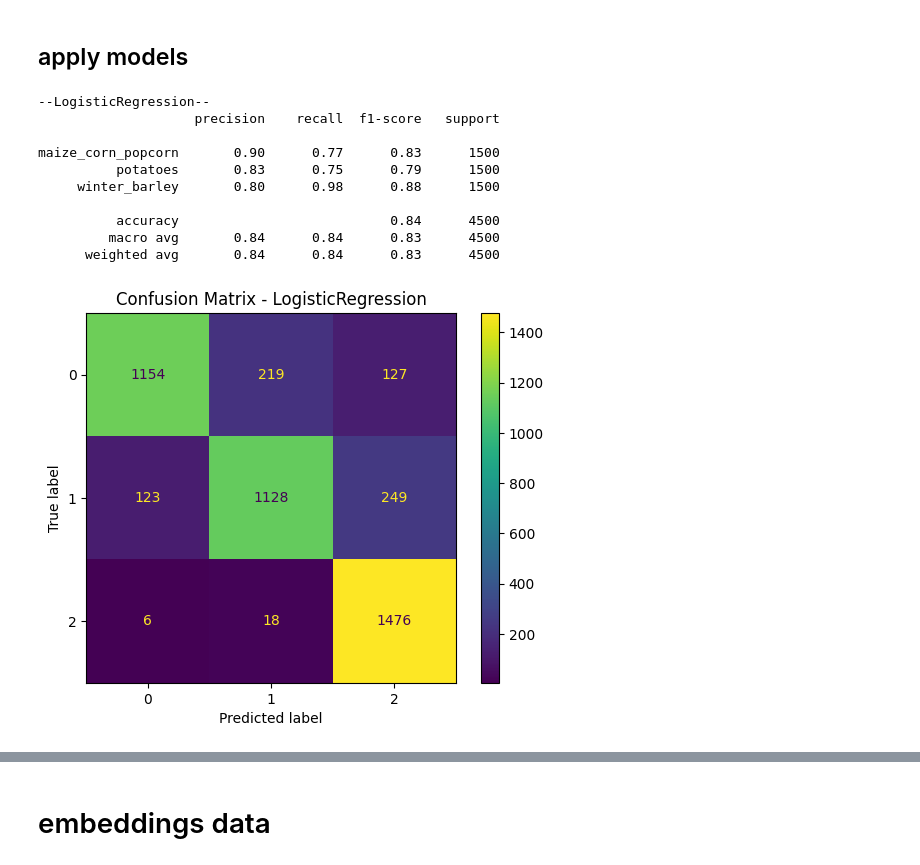
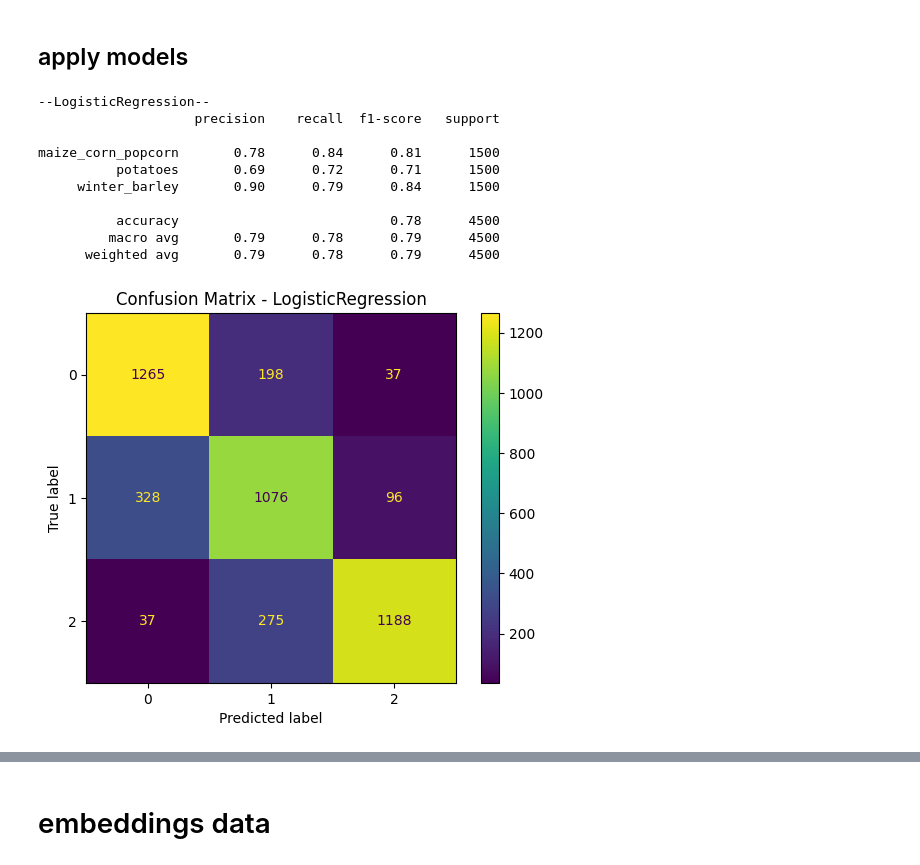
Before and after one commit to beatrizbsperes/SpatialTemporal_generalization_of_SITS_FM, a Jupyter notebook: 5_spatial_generalization.ipynb, the cells around one changed output, grey strips where cells are left out. Cells and saved outputs as stored; diff of their text form; code cells hidden in the pictures.

```diff
--- a/5_spatial_generalization.ipynb
+++ b/5_spatial_generalization.ipynb
@@ -17,8 +22,10 @@ import matplotlib.pyplot as plt
 S2_BANDS = ['B2', 'B3', 'B4', 'B5', 'B6', 'B7', 'B8', 'B8A', 'B11', 'B12']
 S1_BANDS = ['VV', 'VH']
 
-TRAIN_COUNTRIES = ['at', 'ee', 'bg']
-TEST_COUNTRIES  = ['ie', 'be', 'dk']
+# TRAIN_COUNTRIES = ['at', 'ee', 'bg']
+# TEST_COUNTRIES  = ['ie', 'be', 'dk']
+TRAIN_COUNTRIES = ['at', 'ie', 'dk']
+TEST_COUNTRIES  = ['ee', 'bg', 'be']
 # %% [markdown]
 # opening datasets
 # %%
@@ -142,6 +149,8 @@ def evaluate_model(name, pipeline, x_train, y_train, x_test, y_test):
     print(classification_report(y_test, y_pred))
 
     accuracy = accuracy_score(y_test, y_pred)
+    f1 = f1_score(y_test, y_pred, average='macro')
+    kappa = cohen_kappa_score(y_test, y_pred)
 
     cm = confusion_matrix(y_test, y_pred)
     disp = ConfusionMatrixDisplay(confusion_matrix=cm)
@@ -149,7 +158,7 @@ def evaluate_model(name, pipeline, x_train, y_train, x_test, y_test):
     disp.plot()
     plt.title(f"Confusion Matrix - {name}")
     plt.show()
-    return pipeline, accuracy
+    return pipeline, accuracy , f1, kappa, y_pred
 # %% [markdown]
 # raw data
 # %% [markdown]
@@ -369,20 +378,20 @@ Nan values after for raw_x_text: 0
 ## apply models
 # %%
 # logistic regression
-lr_raw, lr_raw_accuracy = evaluate_model('LogisticRegression',
+lr_raw, lr_raw_accuracy, lr_raw_f1, lr_raw_kappa, lr_raw_y_pred = evaluate_model('LogisticRegression',
                         models['LogisticRegression'],
                         raw_x_train, raw_y_train, raw_x_test, raw_y_test)
 # %% [output]
 --LogisticRegression--
                     precision    recall  f1-score   support
 
-maize_corn_popcorn       0.90      0.77      0.83      1500
-          potatoes       0.83      0.75      0.79      1500
-     winter_barley       0.80      0.98      0.88      1500
+maize_corn_popcorn       0.78      0.84      0.81      1500
+          potatoes       0.69      0.72      0.71      1500
+     winter_barley       0.90      0.79      0.84      1500
 
-          accuracy                           0.84      4500
-         macro avg       0.84      0.84      0.83      4500
-      weighted avg       0.84      0.84      0.83      4500
+          accuracy                           0.78      4500
+         macro avg       0.79      0.78      0.79      4500
+      weighted avg       0.79      0.78      0.79      4500
-[figure, old version]
+[figure, new version]
 # %%
 # random forest
```
Also changed, not shown: parts of 21 cells of this notebook, 8 other files.
